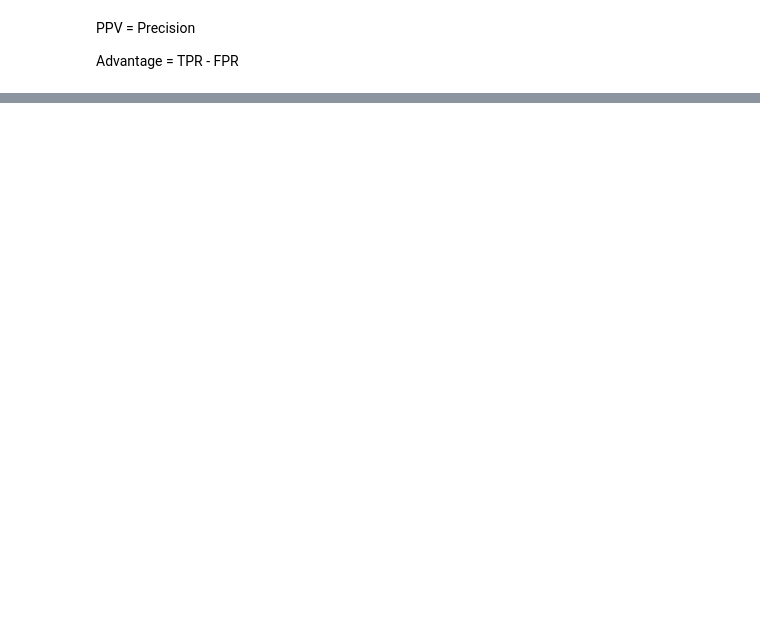
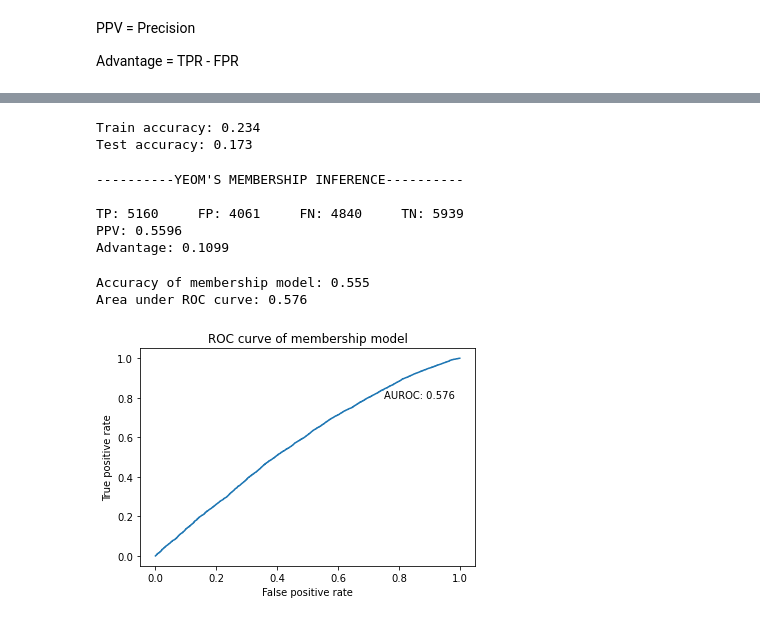
Before and after one commit to sanjyotUM/EvaluatingDPML, a Jupyter notebook: notebooks/explore.ipynb, the cells around one changed output, grey strips where cells are left out. Saved outputs shown, nothing was run; the diff lists cells and outputs as text; code cells hidden in the pictures; blank space fills up the shorter version.

```diff
--- a/notebooks/explore.ipynb
+++ b/notebooks/explore.ipynb
@@ -108,0 +136,17 @@ Advantage = TPR - FPR
+# %%
+pred_y, membership, test_classes, classifier, aux = train_target_model(
+        args=robust_args,
+        dataset=dataset,
+        epochs=robust_args.target_epochs,
+        batch_size=robust_args.target_batch_size,
+        learning_rate=robust_args.target_learning_rate,
+        clipping_threshold=robust_args.target_clipping_threshold,
+        n_hidden=robust_args.target_n_hidden,
+        l2_ratio=robust_args.target_l2_ratio,
+        model=robust_args.target_model,
+        privacy=robust_args.target_privacy,
+        dp=robust_args.target_dp,
+        epsilon=robust_args.target_epsilon,
+        delta=robust_args.target_delta,
+        save=robust_args.save_model
+)
@@ -108,0 +171,32 @@ Advantage = TPR - FPR
+# %%
+train_loss, train_acc, test_loss, test_acc = aux
+print(f'Train accuracy: {train_acc:.3}')
+print(f'Test accuracy: {test_acc:.3}')
+# %% [output]
+Train accuracy: 0.234
+Test accuracy: 0.173
+# %%
+per_instance_loss = np.array(log_loss(true_y, pred_y))
+pred_membership = yeom_membership_inference(per_instance_loss, membership, train_loss)
+# %% [output]
+----------YEOM'S MEMBERSHIP INFERENCE----------
+
+TP: 5160     FP: 4061     FN: 4840     TN: 5939
+PPV: 0.5596
+Advantage: 0.1099
+# %%
+fpr, tpr, threshold = roc_curve(membership, -per_instance_loss, pos_label=1)
+auroc = auc(fpr, tpr)
+
+print(f'\nAccuracy of membership model: {accuracy_score(membership, pred_membership):.3}')
+print(f'Area under ROC curve: {auroc:.3}\n')
+
+plt.plot(fpr, tpr)
+plt.annotate(f'AUROC: {auroc:.3}', (0.75, 0.8))
+plt.xlabel('False positive rate')
+plt.ylabel('True positive rate')
+_ = plt.title('ROC curve of membership model')
+# %% [output]
+Accuracy of membership model: 0.555
+Area under ROC curve: 0.576
+[figure, added]
```
Also changed, not shown: parts of 12 cells of this notebook.
